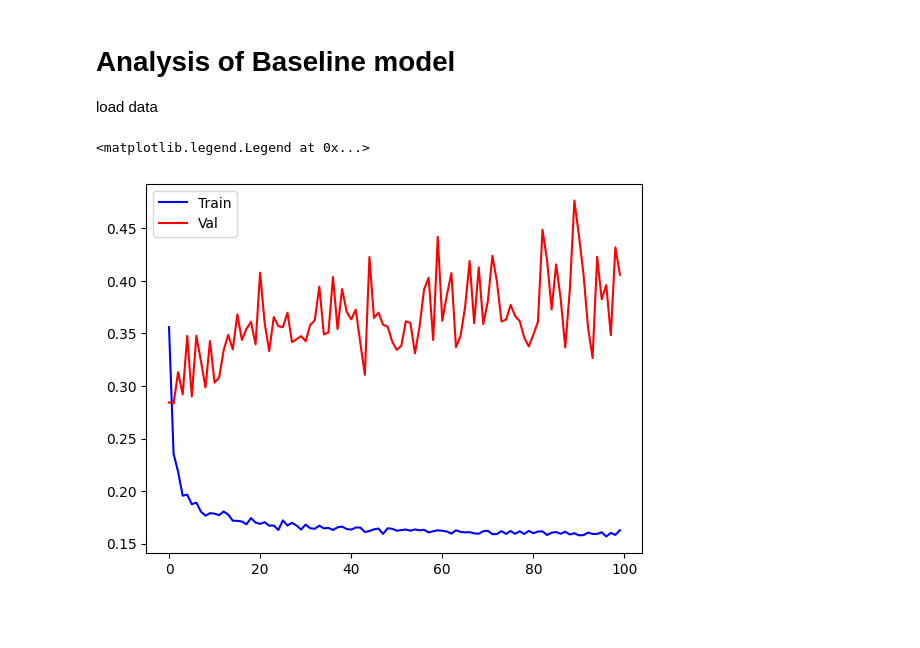
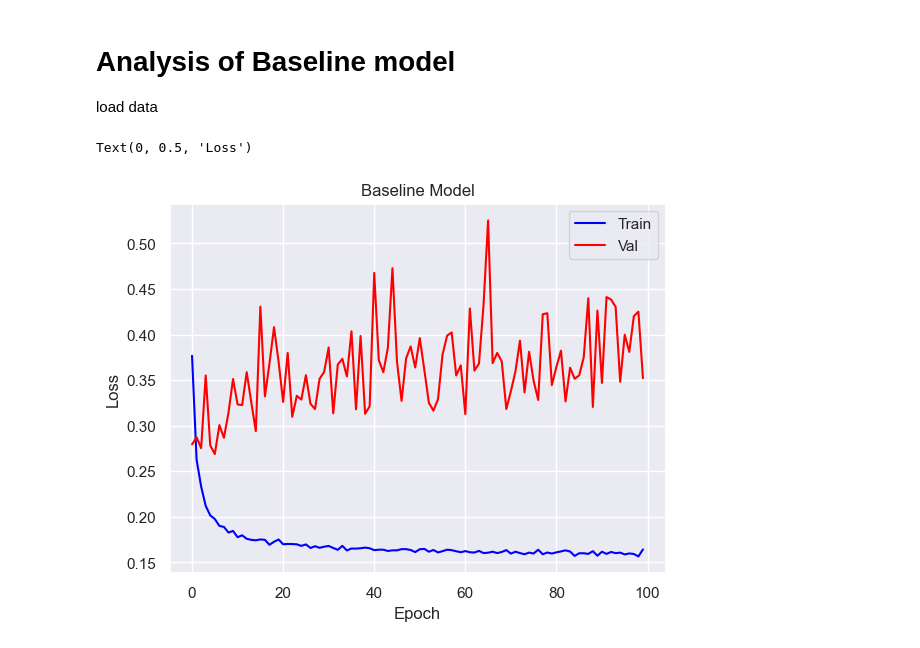
Before and after one commit to Pirner/zettelkasten, a Jupyter notebook: mastering_the_loop_image_classification/notebooks/baseline.ipynb, the cells around one changed output. Drawn from its saved outputs; the diff is of its cells as text; code cells hidden in the pictures; blank space fills up the shorter version.

```diff
--- a/mastering_the_loop_image_classification/notebooks/baseline.ipynb
+++ b/mastering_the_loop_image_classification/notebooks/baseline.ipynb
@@ -7,21 +7,25 @@ import pandas as pd
 import seaborn as sns
 from matplotlib import pyplot as plt
 # %%
-df = pd.read_csv(r'C:\data\retina_dataset\model\models_erebor\002\metrics.csv')
+df = pd.read_csv(r'C:\data\retina_dataset\part_3\baseline_model\000\metrics.csv')
 df['epoch'] = range(len(df))
 # %%
 # sns.set_theme()
 # sns.lineplot(data=df, x="train_loss", y='epoch')
 
+sns.set_theme()
 f, ax = plt.subplots(1, 1)
 # x_col='date'
 # y_col = 'count'
 
 ax.plot(df['epoch'], df['train_loss'], color="blue", label="Train", linestyle="-")
 ax.plot(df['epoch'], df["val_loss"], color="red", label="Val", linestyle="-")
 # ax.plot_date(df3.date, df3["count"], color="green", label="C", linestyle="-")
 
 ax.legend()
+plt.title("Baseline Model")
+plt.xlabel("Epoch")
+plt.ylabel("Loss")
 # %% [output]
-<matplotlib.legend.Legend at 0x...>
+Text(0, 0.5, 'Loss')
-[figure, old version]
+[figure, new version]
```
Also changed, not shown: 5 other files.
